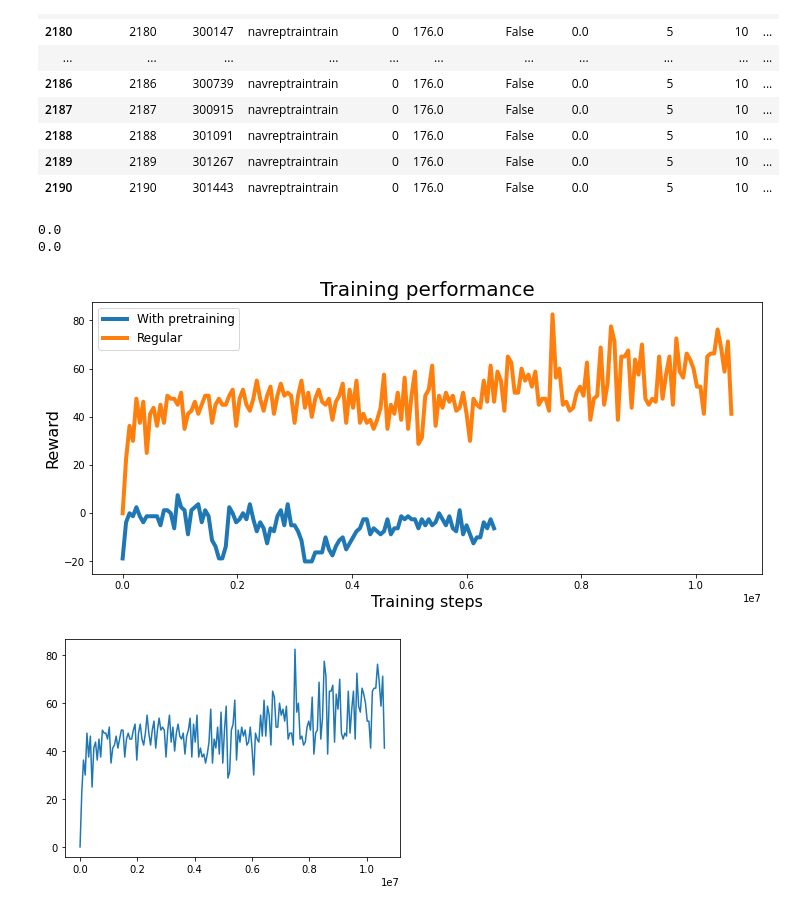
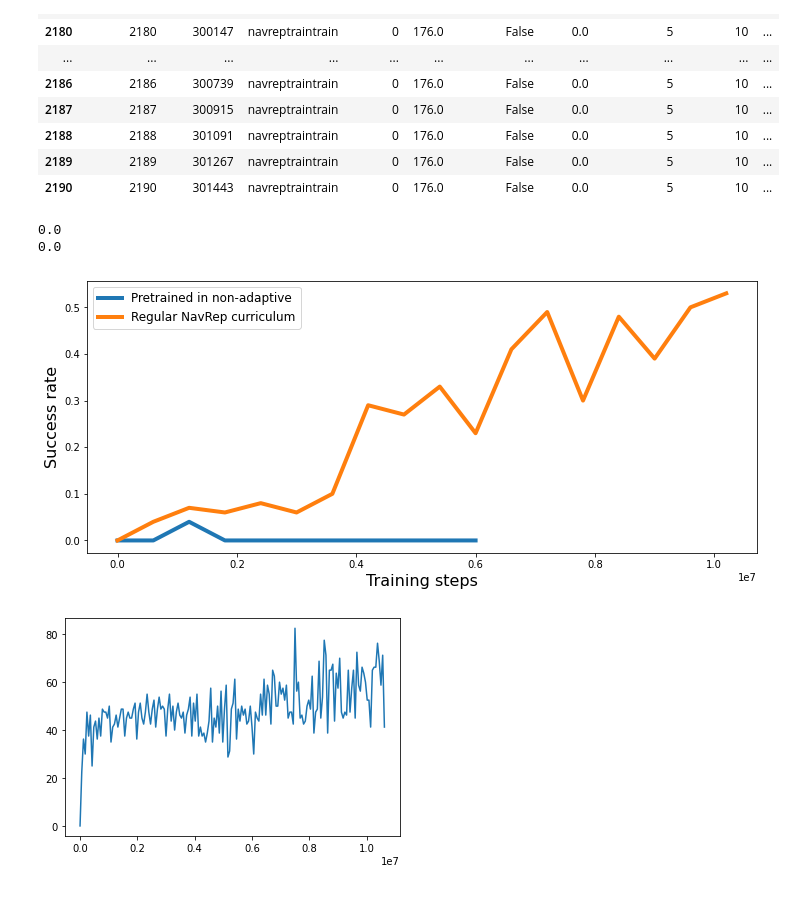
Before and after one commit to Makuh17/navrep, a Jupyter notebook: jupyter_tests/Plot performance.ipynb, the cells around one changed output. Drawn from its saved outputs; the diff is of its cells as text; code cells hidden in the pictures.

Commit message:
updates plot perfomance

```diff
--- a/jupyter_tests/Plot performance.ipynb
+++ b/jupyter_tests/Plot performance.ipynb
@@ -52,29 +52,30 @@ data[0][data[0]["scenario"]=="navreptraintrain"][-20:]
 # %%
 fig_val = plt.figure(figsize = [12,5])
 #fig_test, ax_test = plt.figure()
 
 for idx, d in enumerate(data):
     #print(len(d[d["scenario"]=="navreptraintrain"])/20)
     y_val = [np.mean(d[d["scenario"]=="navreptraintrain"]["reward"][i*20:i*20+20])
           for i in range(int(len(d[d["scenario"]=="navreptraintrain"])/20))]
 
     x_val = np.arange(len(y_val))*num_envs*val_freq
 
     success_rate_test = d[d["scenario"]=="navrepval"]["goal_reached"].to_numpy(dtype=float)
     x_test = np.arange(len(success_rate_test))*num_envs*val_freq*test_freq
 
     print(success_rate_test[0])
-    #plt.plot(x_test,success_rate_test, linewidth=4)
-    plt.title("Training performance", fontsize=20)
+    plt.plot(x_test,success_rate_test, linewidth=4)
+    #plt.title("Training performance", fontsize=20)
     plt.xlabel("Training steps", fontsize=16)
-    plt.ylabel("Reward", fontsize=16)
-    plt.plot(x_val,y_val, label=idx, linewidth=4)
-plt.legend(["With pretraining", "Regular"],fontsize=12)
+    plt.ylabel("Success rate", fontsize=16)
+    #plt.plot(x_val,y_val, label=idx, linewidth=4)
+    #plt.ylim([0,0.6])
+plt.legend(["Pretrained in non-adaptive","Regular NavRep curriculum"],fontsize=12)
 plt.show()
 # %% [output]
 0.0
 0.0
-[figure, old version]
+[figure, new version]
 # %%
 plt.figure()
 plt.plot(x_val,y_val)
```
Also changed, not shown: parts of 1 cell of this notebook.
